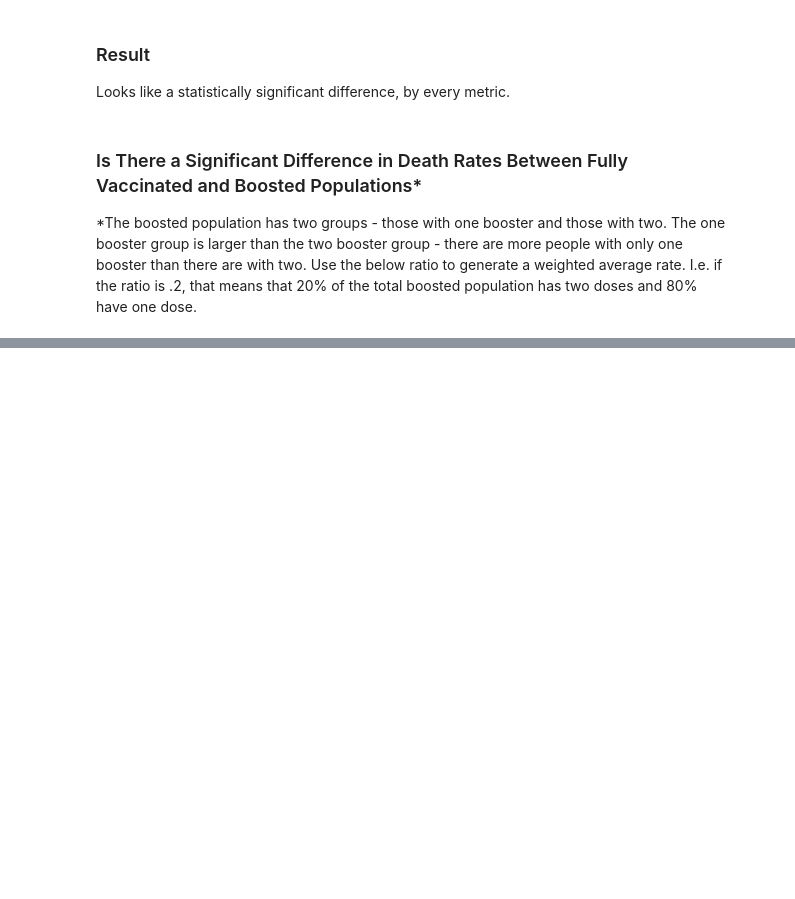
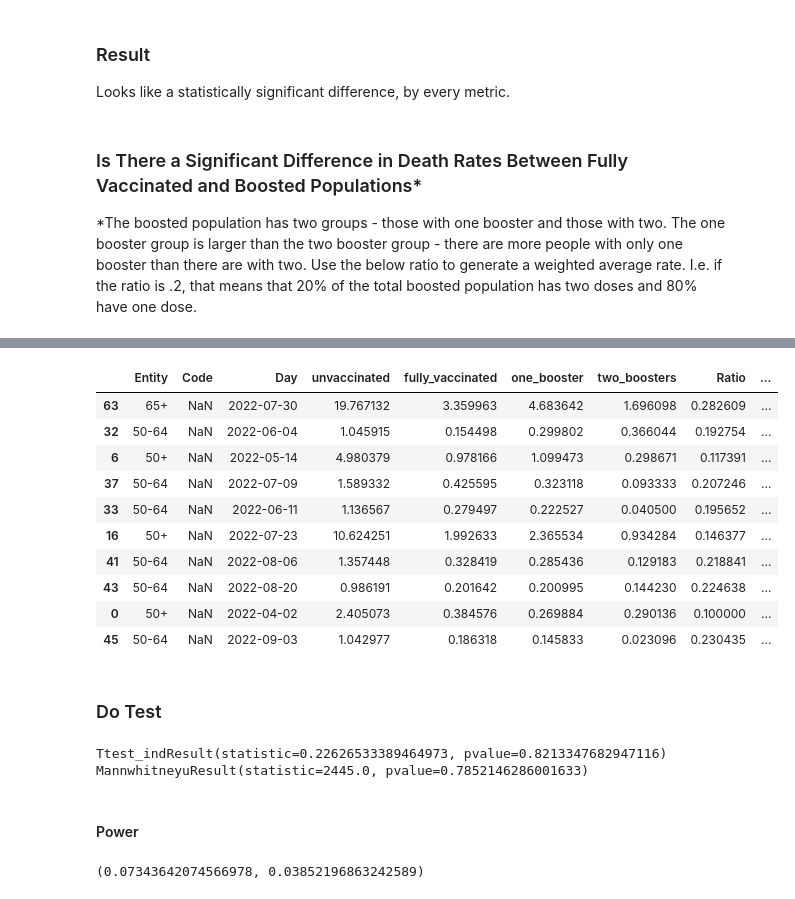
Before and after one commit to zareeiant/Basic_Stats_in_Python_Student_Workbooks, a Jupyter notebook: 018_hyp_test_trial_sol.ipynb, the cells around one changed output, grey strips where cells are left out. Cells and saved outputs as stored; diff of their text form; code cells hidden in the pictures; blank space fills up the shorter version.

```diff
--- a/018_hyp_test_trial_sol.ipynb
+++ b/018_hyp_test_trial_sol.ipynb
@@ -107,0 +160,8 @@ two_dose_ratio = .2
+# %%
+# Plot Ratios
+start = .1
+cap = .3
+increment = (cap - start)/len(df)
+
+x = np.arange(start, cap, increment)
+x
@@ -107,0 +170,4 @@ two_dose_ratio = .2
+# %%
+# Add ratio to df
+df["Ratio"] = x
+df.head()
@@ -107,0 +183,15 @@ two_dose_ratio = .2
+# %%
+df["WeightBoost"] = (df["one_booster"] * (1-df["Ratio"])) + (df["two_boosters"] * df["Ratio"])
+df.sample(10)
+# %% [output]
+|  | Entity | Code | Day | unvaccinated | fully_vaccinated | one_booster | two_boosters | Ratio | ... |
+| 63 | 65+ | NaN | 2022-07-30 | 19.767132 | 3.359963 | 4.683642 | 1.696098 | 0.282609 | ... |
+| 32 | 50-64 | NaN | 2022-06-04 | 1.045915 | 0.154498 | 0.299802 | 0.366044 | 0.192754 | ... |
+| 6 | 50+ | NaN | 2022-05-14 | 4.980379 | 0.978166 | 1.099473 | 0.298671 | 0.117391 | ... |
+| 37 | 50-64 | NaN | 2022-07-09 | 1.589332 | 0.425595 | 0.323118 | 0.093333 | 0.207246 | ... |
+| 33 | 50-64 | NaN | 2022-06-11 | 1.136567 | 0.279497 | 0.222527 | 0.040500 | 0.195652 | ... |
+| 16 | 50+ | NaN | 2022-07-23 | 10.624251 | 1.992633 | 2.365534 | 0.934284 | 0.146377 | ... |
+| 41 | 50-64 | NaN | 2022-08-06 | 1.357448 | 0.328419 | 0.285436 | 0.129183 | 0.218841 | ... |
+| 43 | 50-64 | NaN | 2022-08-20 | 0.986191 | 0.201642 | 0.200995 | 0.144230 | 0.224638 | ... |
+| 0 | 50+ | NaN | 2022-04-02 | 2.405073 | 0.384576 | 0.269884 | 0.290136 | 0.100000 | ... |
+| 45 | 50-64 | NaN | 2022-09-03 | 1.042977 | 0.186318 | 0.145833 | 0.023096 | 0.230435 | ... |
@@ -107,0 +200,23 @@ two_dose_ratio = .2
+# %% [markdown]
+### Do Test
+# %%
+# t-test
+print(ss.ttest_ind(fv, wboost))
+# mw
+print(ss.mannwhitneyu(fv, wboost))
+# %% [output]
+Ttest_indResult(statistic=0.22626533389464973, pvalue=0.8213347682947116)
+MannwhitneyuResult(statistic=2445.0, pvalue=0.7852146286001633)
+# %% [markdown]
+#### Power
+# %%
+# Calculate inputs
+ces3 = thinkstats2.CohenEffectSize(fv, wboost)
+alpha3 = .05
+nobs3 = fv.count() + wboost.count()
+# calculate power
+powerTest3 = TTestPower()
+pow3 = powerTest.power(effect_size=ces3, nobs=nobs3, alpha=alpha3)
+pow3, ces3
+# %% [output]
+(0.07343642074566978, 0.03852196863242589)
```
Also changed, not shown: parts of 13 cells of this notebook.
